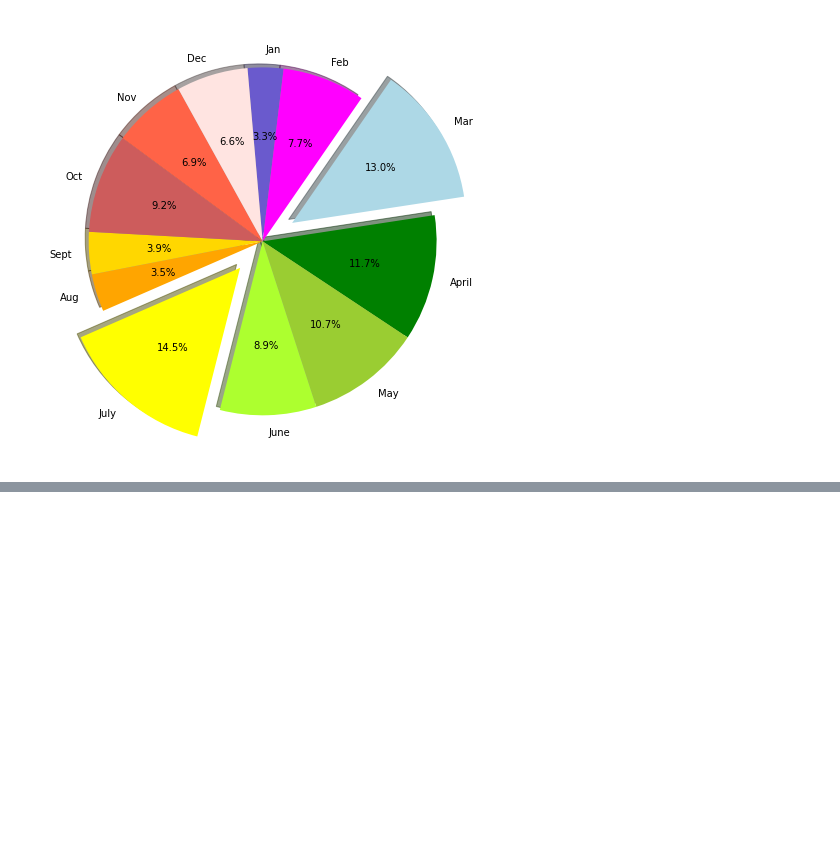
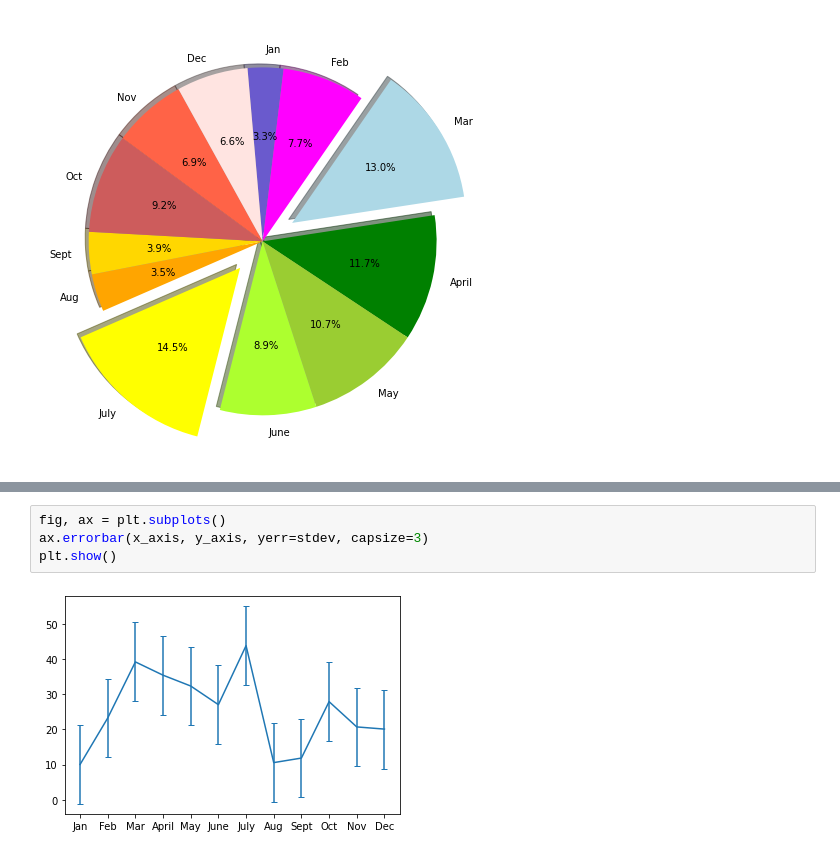
Before and after one commit to cbeckler/pyber_analysis, a Jupyter notebook: practice_code/matplotlib_practiceipynb.ipynb, the cells around one changed output, grey strips where cells are left out. Drawn from its saved outputs; the diff is of its cells as text; blank space fills up the shorter version.

```diff
--- a/practice_code/matplotlib_practiceipynb.ipynb
+++ b/practice_code/matplotlib_practiceipynb.ipynb
@@ -361,0 +378,6 @@ plt.show()
+# %%
+fig, ax = plt.subplots()
+ax.errorbar(x_axis, y_axis, yerr=stdev, capsize=3)
+plt.show()
+# %% [output]
+[figure, added]
```
Also changed, not shown: parts of 8 cells of this notebook.
